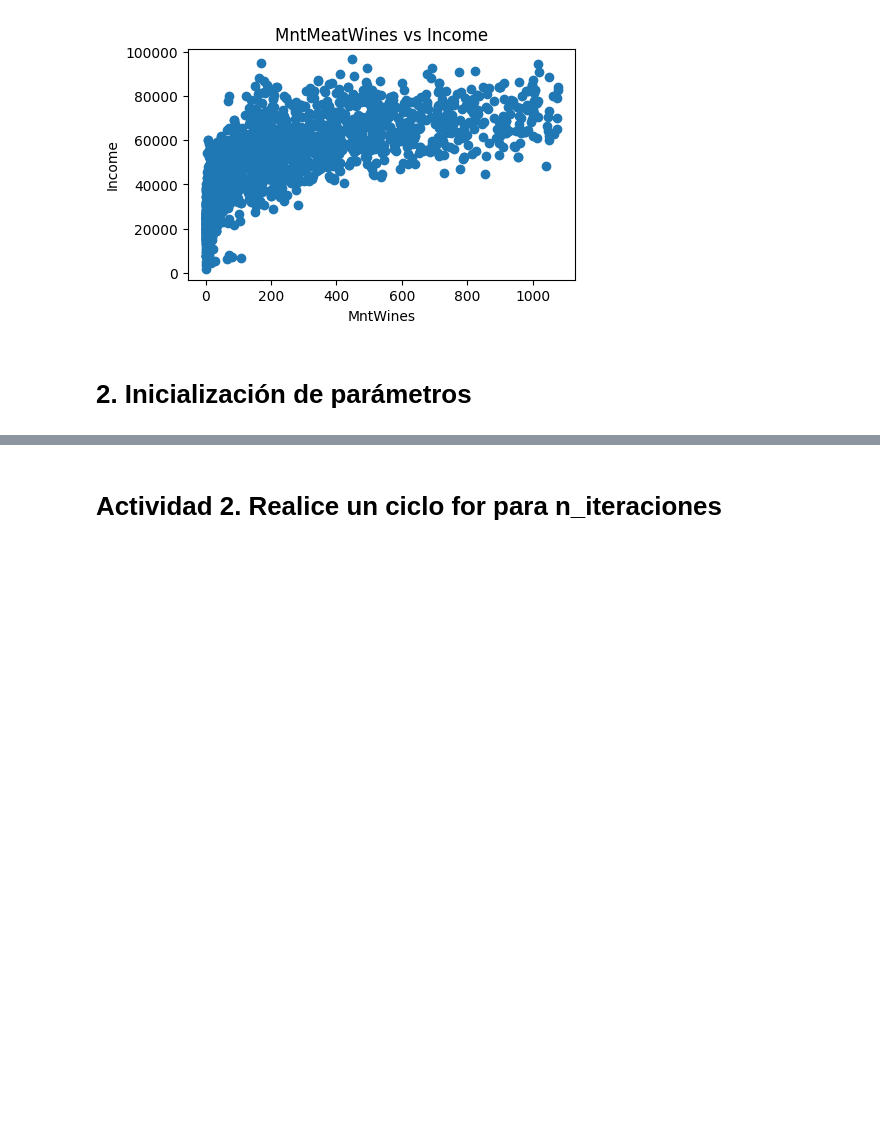
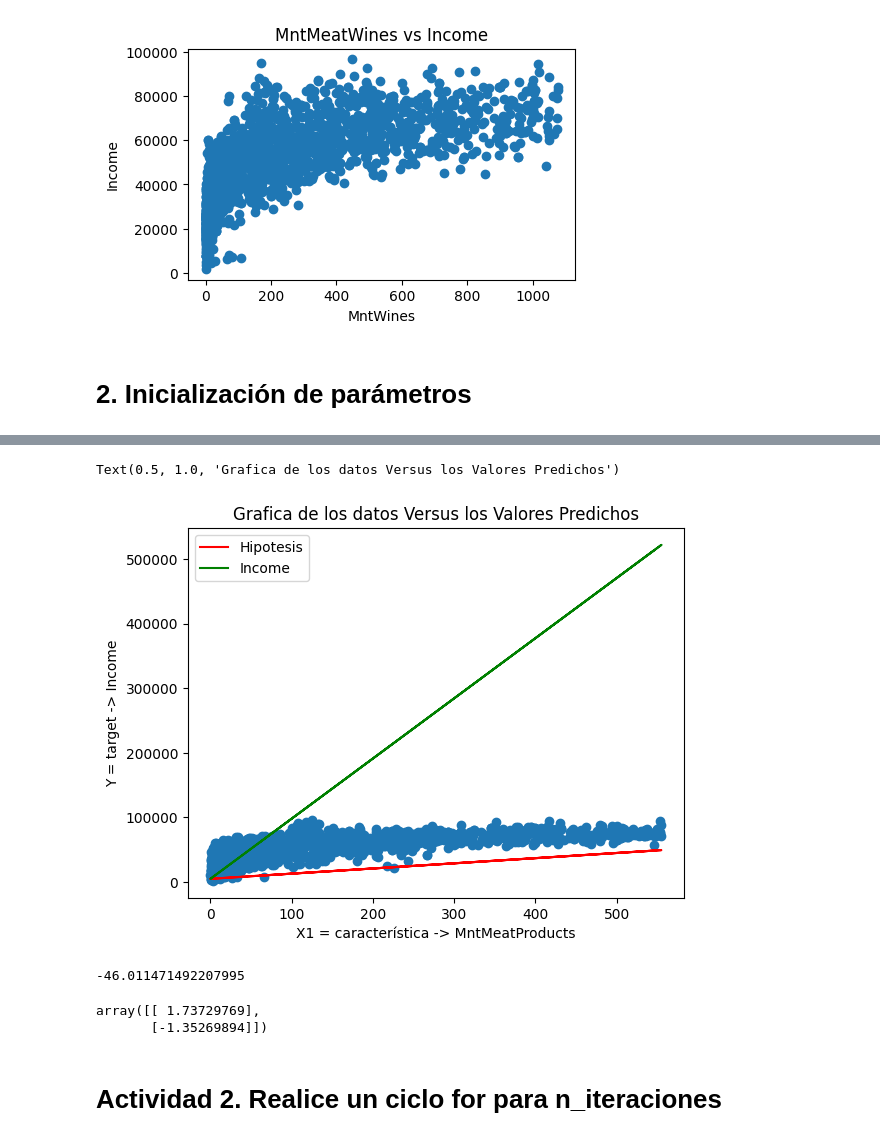
Before and after one commit to DeisyData/BIT_IA_Bootcamp, a Jupyter notebook: S2_C3_RDG_Marketing_target_Income.ipynb, the cells around one changed output, grey strips where cells are left out. Saved outputs shown, nothing was run; the diff lists cells and outputs as text; code cells hidden in the pictures; blank space fills up the shorter version.

```diff
--- a/S2_C3_RDG_Marketing_target_Income.ipynb
+++ b/S2_C3_RDG_Marketing_target_Income.ipynb
@@ -150,0 +158,5 @@ Text(0.5, 1.0, 'Grafica de los datos Versus los Valores Predichos')
+# %%
+# Actualice los parámetros
+theta_0 = intercept
+theta_1 = theta
+alpha = 0.0001 # Este valor entre 0 y 1
@@ -154,0 +185,23 @@ Text(0.5, 1.0, 'Grafica de los datos Versus los Valores Predichos')
+# %%
+H_new = theta_0 + theta_1 * X1
+# %%
+
+plt.plot(df['MntMeatProducts'],df['Hipotesis'],color='red')
+plt.plot(df['MntMeatProducts'],H_new,color='green')
+plt.scatter(df['MntMeatProducts'],df['Income'])
+plt.legend(['Hipotesis','Income'])
+plt.xlabel('X1 = característica -> MntMeatProducts')
+plt.ylabel('Y = target -> Income')
+plt.title('Grafica de los datos Versus los Valores Predichos')
+# %% [output]
+Text(0.5, 1.0, 'Grafica de los datos Versus los Valores Predichos')
+[figure, added]
+# %%
+# Calcule la bondad de ajuste
+SSE = np.sum((H_new-Y)**2)
+Y_mean = np.mean(Y)
+SST = np.sum((Y-Y_mean)**2)
+R2 = 1 - (SSE/SST)
+R2
+# %% [output]
+-46.011471492207995
@@ -155,2 +210,7 @@ Text(0.5, 1.0, 'Grafica de los datos Versus los Valores Predichos')
+# %%
+theta
+# %% [output]
+array([[ 1.73729769],
+       [-1.35269894]])
 # %% [markdown]
 # Actividad 2. Realice un ciclo for para n_iteraciones
```
Also changed, not shown: parts of 18 cells of this notebook.
